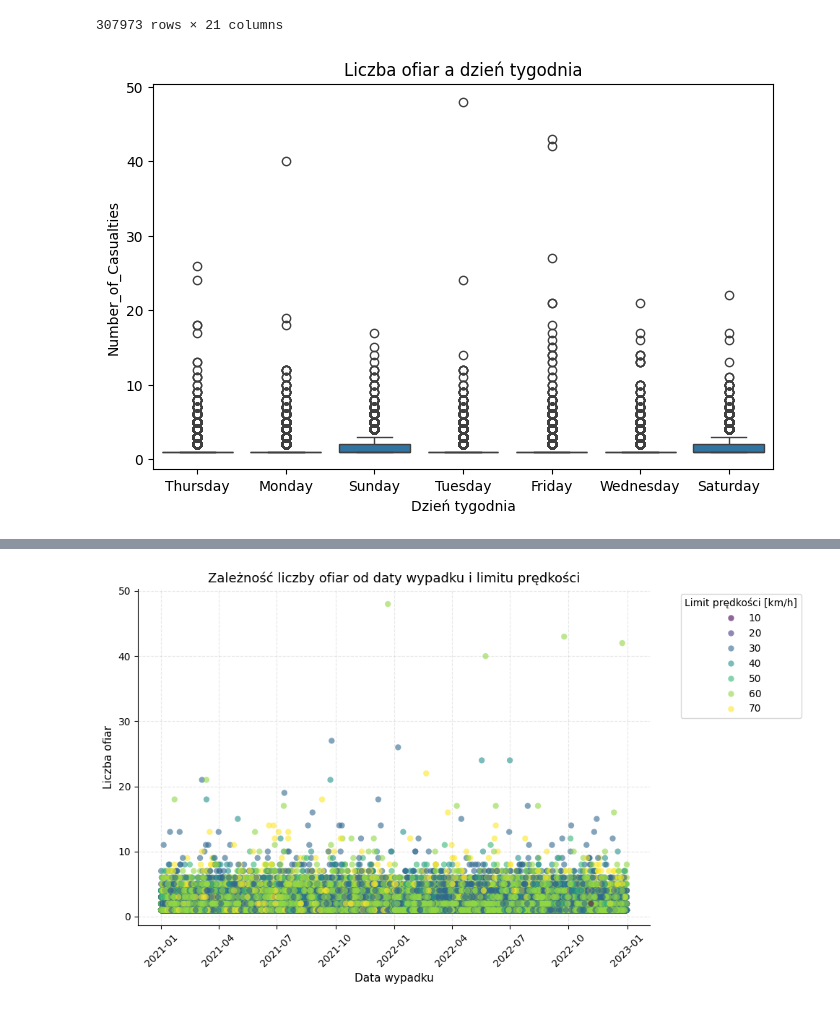
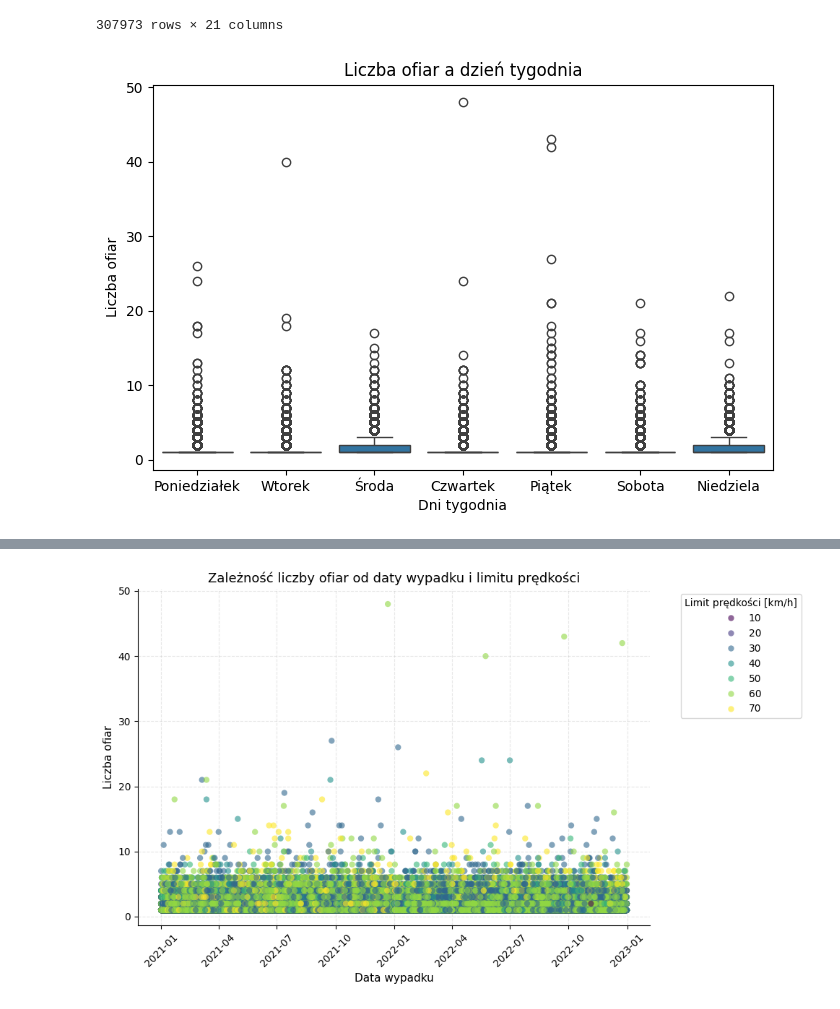
Before and after one commit to Bohdansuskyi/Pracownia_analizy_danych, a Jupyter notebook: analysis.ipynb, the cells around one changed output, grey strips where cells are left out. Cells and saved outputs as stored; diff of their text form; code cells hidden in the pictures.

```diff
--- a/analysis.ipynb
+++ b/analysis.ipynb
@@ -28,12 +28,18 @@ df
 # %%
 plt.figure(figsize=(8,5))
 sns.boxplot(x='Day_of_Week', y='Number_of_Casualties', data=df)
 plt.title("Liczba ofiar a dzień tygodnia")
-plt.xlabel("Dzień tygodnia")
-plt.ylabel("Number_of_Casualties")
+plt.xlabel("Dni tygodnia")
+plt.ylabel("Liczba ofiar")
+
+plt.xticks(
+    ticks=[0,1,2,3,4,5,6],
+    labels=["Poniedziałek", "Wtorek", "Środa", "Czwartek", "Piątek", "Sobota", "Niedziela"]
+)
+
 plt.show()
 # %% [output]
-[figure, old version]
+[figure, new version]
 # %%
 g = sns.catplot(
     data=df, kind="bar",
```
Also changed, not shown: parts of 3 cells of this notebook.
